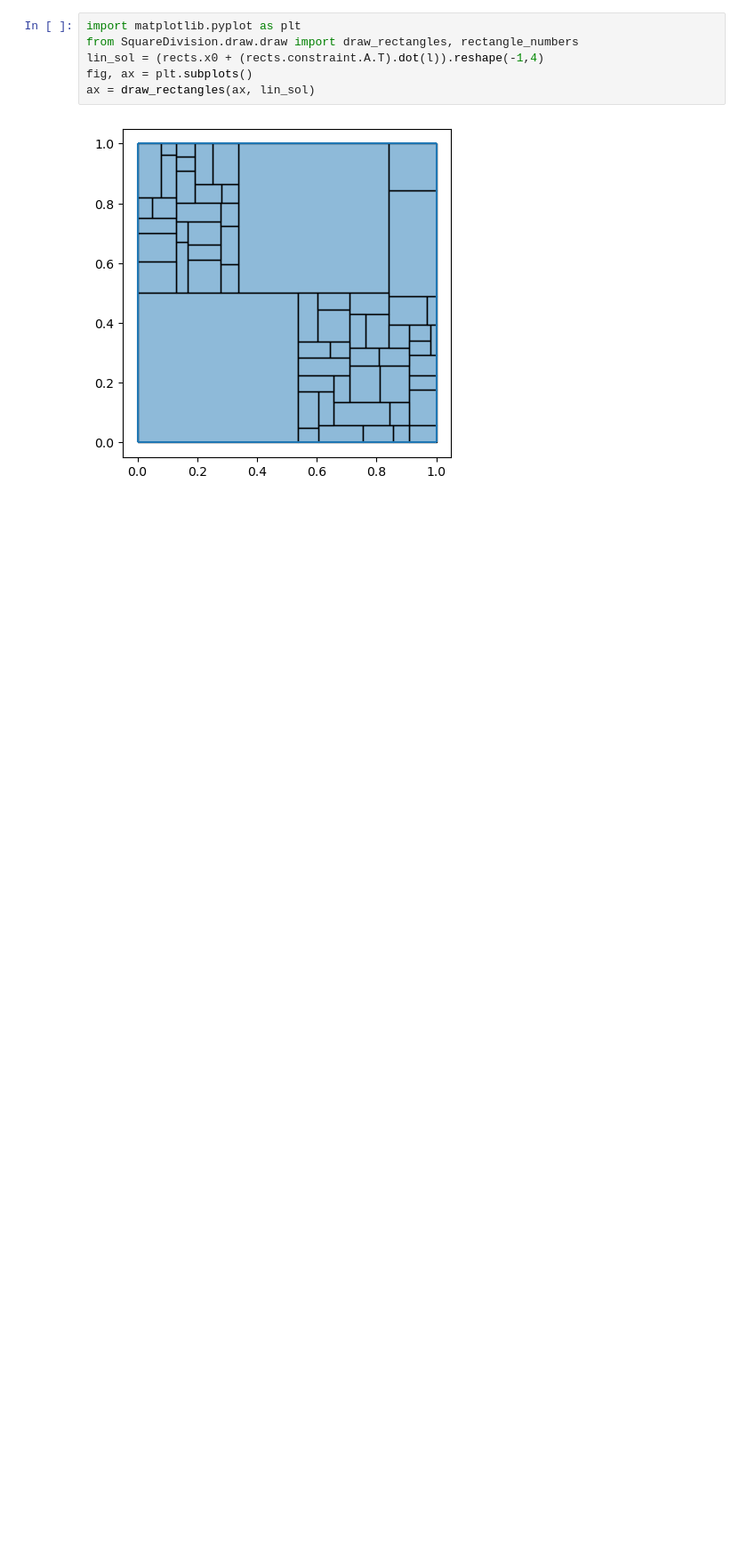
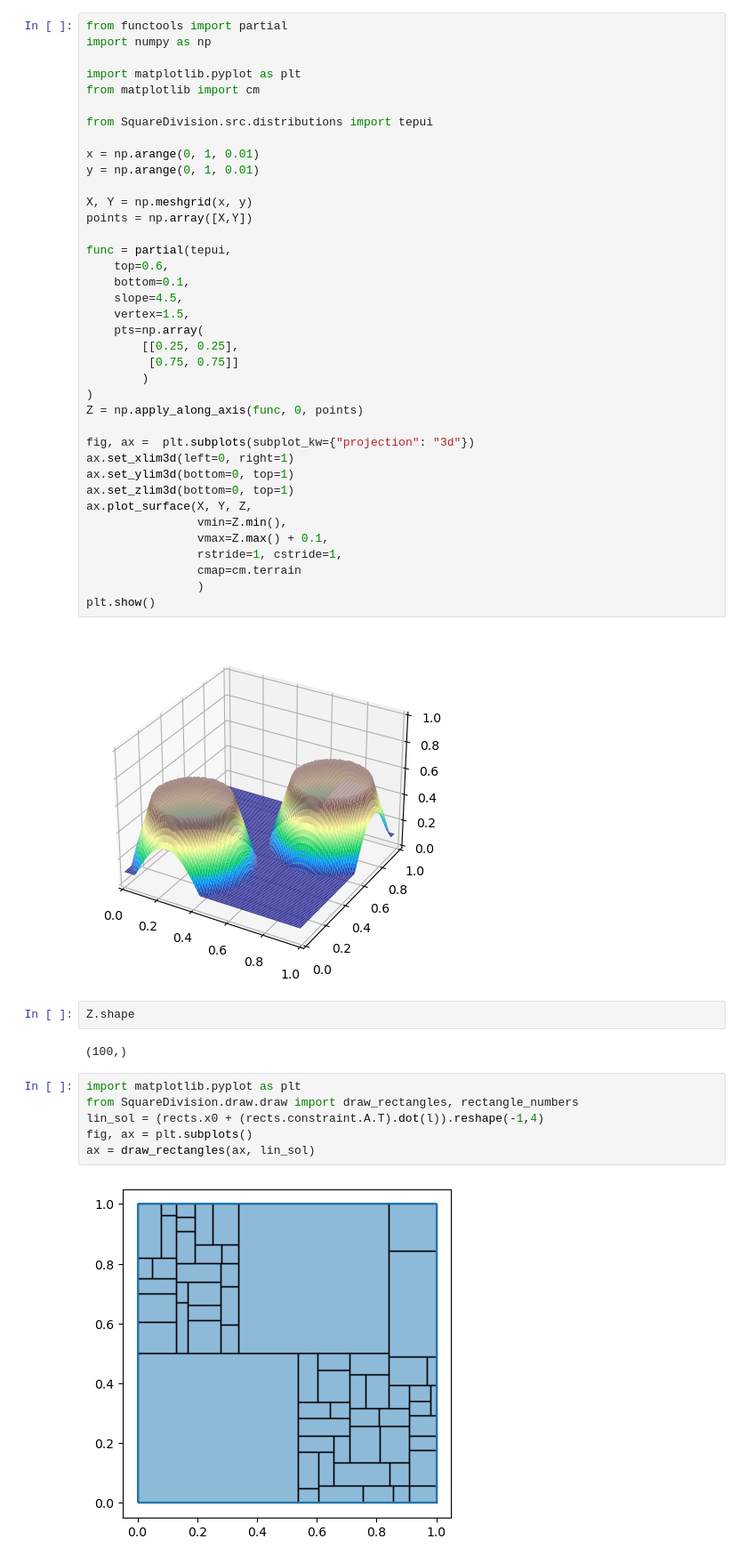
Before and after one commit to Polatucha16/SquareDivision, a Jupyter notebook: square_division_example.ipynb, the cells around one changed output. Shown: that part at 89% size. Saved outputs shown, nothing was run; the diff lists cells and outputs as text; blank space fills up the shorter version.

```diff
--- a/square_division_example.ipynb
+++ b/square_division_example.ipynb
@@ -53,3 +46,47 @@ l = np.matmul(adotat, -rects.constraint.A.dot(rects.x0)+rects.constraint.lb)
+# %%
+from functools import partial
+import numpy as np
+
+import matplotlib.pyplot as plt
+from matplotlib import cm
+
+from SquareDivision.src.distributions import tepui
+
+x = np.arange(0, 1, 0.01)
+y = np.arange(0, 1, 0.01)
+
+X, Y = np.meshgrid(x, y)
+points = np.array([X,Y])
+
+func = partial(tepui,
+    top=0.6,
+    bottom=0.1,
+    slope=4.5,
+    vertex=1.5,
+    pts=np.array(
+        [[0.25, 0.25],
+         [0.75, 0.75]]
+        )
+)
+Z = np.apply_along_axis(func, 0, points)
+
+fig, ax =  plt.subplots(subplot_kw={"projection": "3d"})
+ax.set_xlim3d(left=0, right=1)
+ax.set_ylim3d(bottom=0, top=1)
+ax.set_zlim3d(bottom=0, top=1)
+ax.plot_surface(X, Y, Z,
+                vmin=Z.min(),
+                vmax=Z.max() + 0.1,
+                rstride=1, cstride=1,
+                cmap=cm.terrain
+                )
+plt.show()
+# %% [output]
+[figure, added]
+# %%
+Z.shape
+# %% [output]
+(100,)
 # %%
 import matplotlib.pyplot as plt
 from SquareDivision.draw.draw import draw_rectangles, rectangle_numbers
```
Also changed, not shown: parts of 6 cells of this notebook, 2 other files.
